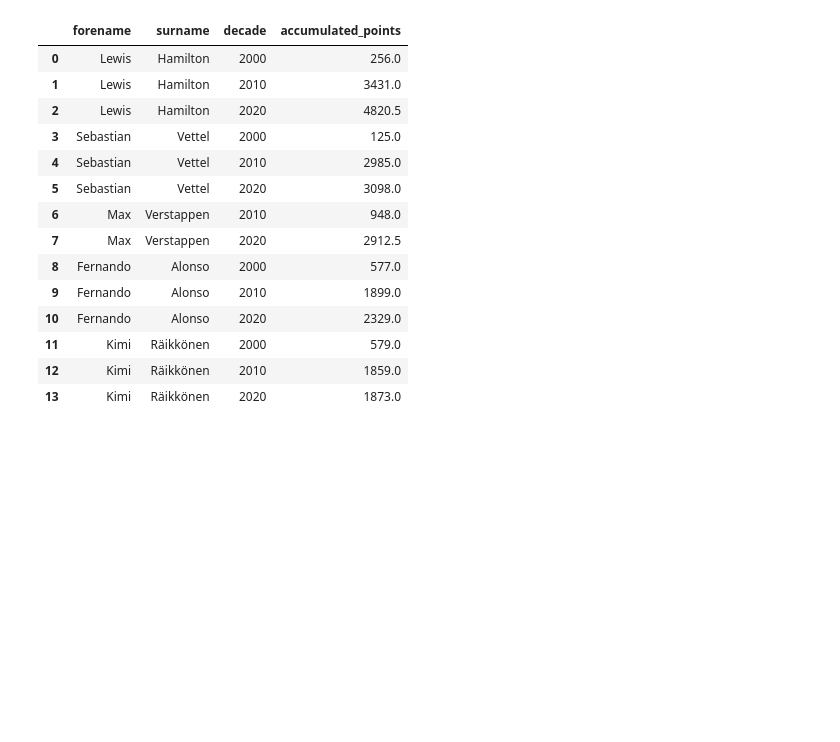
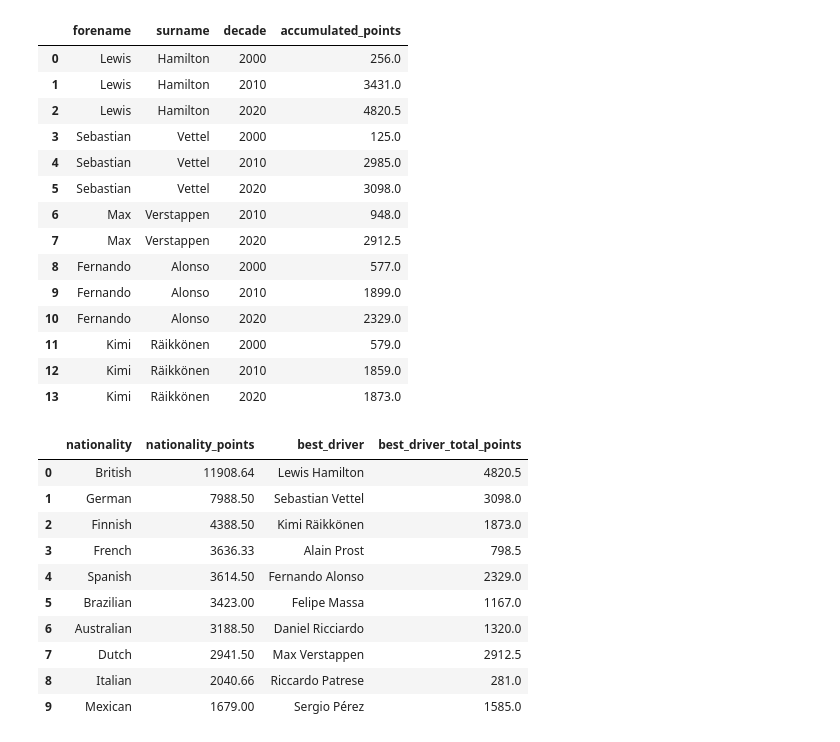
Before and after one commit to jakowczukalicja/formula1-sql-analysis, a Jupyter notebook: analysis.ipynb, the cells around one changed output. Drawn from its saved outputs; the diff is of its cells as text; code cells hidden in the pictures; blank space fills up the shorter version.

Commit message:
best nationalities

```diff
--- a/analysis.ipynb
+++ b/analysis.ipynb
@@ -307,3 +307,59 @@ pd.read_sql(query, conn)
 | 11 | Kimi | Räikkönen | 2000 | 579.0 |
 | 12 | Kimi | Räikkönen | 2010 | 1859.0 |
 | 13 | Kimi | Räikkönen | 2020 | 1873.0 |
+# %%
+# Which nationalities have the most points and who were their most succesful drivers?
+
+query = """
+WITH best_nationalities AS(
+    SELECT
+    d.nationality,
+    SUM(re.points) as nationality_points
+    FROM drivers d
+    INNER JOIN results re ON re.driverId = d.driverId
+    GROUP BY nationality
+    ORDER BY nationality_points DESC
+    LIMIT 10
+), drivers_total_points AS(
+    SELECT
+    d.driverId,
+    d.forename,
+    d.surname,
+    d.nationality,
+    SUM(points) AS driver_points
+    FROM drivers d
+    INNER JOIN results re ON re.driverId = d.driverId
+    GROUP BY d.driverId
+)
+    SELECT
+    b.nationality,
+    b.nationality_points,
+    d.forename || ' ' || d.surname as best_driver,
+    d.driver_points as best_driver_total_points
+    FROM best_nationalities b
+    INNER JOIN drivers_total_points d ON b.nationality=d.nationality
+    AND (d.driver_points,d.nationality) IN
+    (
+        SELECT
+        MAX(driver_points),
+        nationality
+        FROM drivers_total_points
+        GROUP BY nationality
+    )
+    ORDER BY nationality_points DESC
+        """
+
+
+pd.read_sql(query, conn)
+# %% [output]
+|  | nationality | nationality_points | best_driver | best_driver_total_points |
+| 0 | British | 11908.64 | Lewis Hamilton | 4820.5 |
+| 1 | German | 7988.50 | Sebastian Vettel | 3098.0 |
+| 2 | Finnish | 4388.50 | Kimi Räikkönen | 1873.0 |
+| 3 | French | 3636.33 | Alain Prost | 798.5 |
+| 4 | Spanish | 3614.50 | Fernando Alonso | 2329.0 |
+| 5 | Brazilian | 3423.00 | Felipe Massa | 1167.0 |
+| 6 | Australian | 3188.50 | Daniel Ricciardo | 1320.0 |
+| 7 | Dutch | 2941.50 | Max Verstappen | 2912.5 |
+| 8 | Italian | 2040.66 | Riccardo Patrese | 281.0 |
+| 9 | Mexican | 1679.00 | Sergio Pérez | 1585.0 |
```
